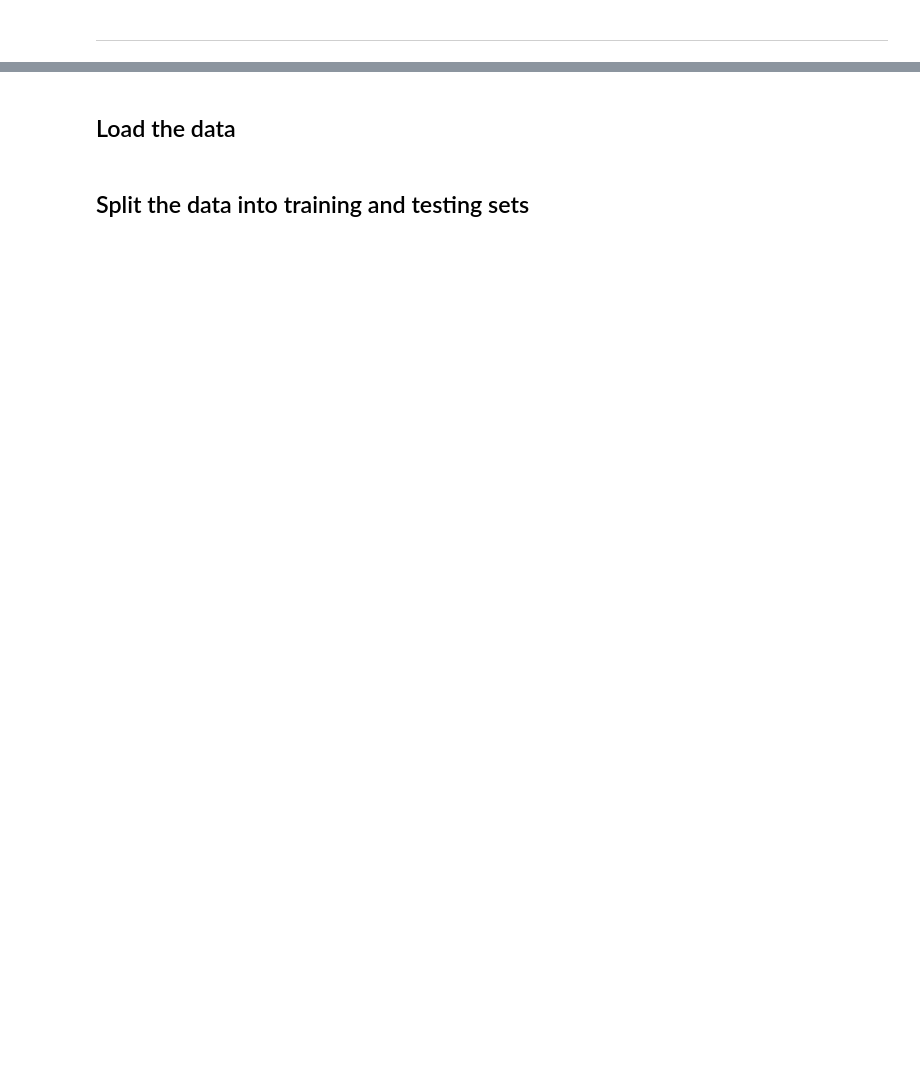
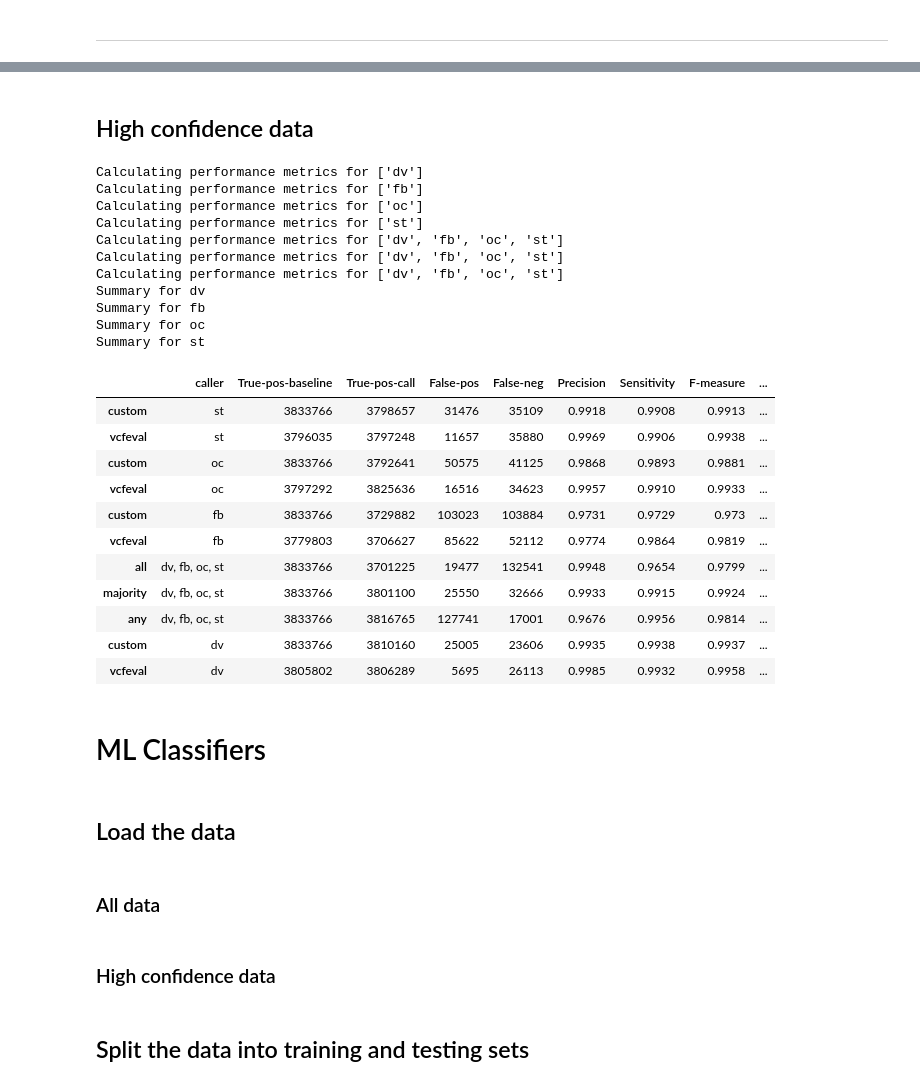
Before and after one commit to lizard-bio/liz.9.11.19_GMVLE, a Jupyter notebook: notebooks/data_exploration/vcf_files.ipynb, the cells around one changed output, grey strips where cells are left out. Saved outputs shown, nothing was run; the diff lists cells and outputs as text; code cells hidden in the pictures; blank space fills up the shorter version.

Commit message:
high confidence data

```diff
--- a/notebooks/data_exploration/vcf_files.ipynb
+++ b/notebooks/data_exploration/vcf_files.ipynb
@@ -12,5 +12,7 @@ from utils.utils import read_vcf
 PATH_RAW = 'data/raw/'
 PATH_INTERIM = 'data/interim/'
 PATH_PROCESSED = 'data/processed/'
+
+PATH_CONFIDENT_ROWS = "data/raw/HG003_GRCh38_1_22_v4.2.1_benchmark_noinconsistent.bed"
 # %% [output]
 /Users/maartenbiolizard/GitHub/liz.9.11.19_GMVLE
@@ -294,0 +299,15 @@ conf = {
+# %%
+# chromStart is inclusive (first = 0), chromEnd is exclusive (https://en.wikipedia.org/wiki/BED_(file_format))
+
+def read_conf_regions(file_name: str) -> pd.DataFrame:
+
+    confidence_regions = pd.read_csv(file_name, sep="\t", header=None, names=["CHROM", "START", "END"])
+    confidence_regions["CHROM"] = confidence_regions["CHROM"].str.replace("chr", "")
+
+    # convert chrom to int
+    confidence_regions["CHROM"] = confidence_regions["CHROM"].astype(int)
+
+    return confidence_regions
+
+confidence_regions = read_conf_regions(PATH_CONFIDENT_ROWS)
+confidence_regions
@@ -294,0 +354,3 @@ conf = {
+# %%
+df_merged_BM_confident = select_confident_regions(df_merged_BM, confidence_regions, name="merged_benchmark_confident")
+df_merged_BM_confident.head()
@@ -390,22 +463,3 @@ def calculate_performance(df_call, callers: list, true_label:str = "y", pred:str
     return performance
 # %% [markdown]
 ------------------------------------------------------------------------------------------------
-# %%
-list_of_dfs = []
-
-for caller in callers:
-    df_call = label_caller_data(df_merged_BM, conf, [caller])
-    performance = calculate_performance(df_call, [caller])
-
-    # add performance metrics as a df row to the table
-    list_of_dfs.append(pd.DataFrame(performance, index=["custom"]))
-
-for how in ["all", "majority", "any"]:
-    df_call = label_caller_data(df_merged_BM, conf, callers, how=how)
-    performance = calculate_performance(df_call, callers)
-    list_of_dfs.append(pd.DataFrame(performance, index=[how]))
-
-# create a table with the performance metrics
-df_performance = pd.concat(list_of_dfs, axis=0)
-# df_performance.set_index("caller", inplace=True)
-df_performance
@@ -483,7 +590,43 @@ Summary for st
+# %% [markdown]
+## High confidence data
+# %%
+experiment = "noinconsistent_withoutseq_qual"
+df_performance_confident = create_performance_table(df_merged_BM_confident, conf, callers, experiment, DIR_VCFEVAL)
+df_performance_confident.sort_values("caller", ascending=False)
+# %% [output]
+Calculating performance metrics for ['dv']
+Calculating performance metrics for ['fb']
+Calculating performance metrics for ['oc']
+Calculating performance metrics for ['st']
+Calculating performance metrics for ['dv', 'fb', 'oc', 'st']
+Calculating performance metrics for ['dv', 'fb', 'oc', 'st']
+Calculating performance metrics for ['dv', 'fb', 'oc', 'st']
+Summary for dv
+Summary for fb
+Summary for oc
+Summary for st
+|  | caller | True-pos-baseline | True-pos-call | False-pos | False-neg | Precision | Sensitivity | F-measure | ... |
+| custom | st | 3833766 | 3798657 | 31476 | 35109 | 0.9918 | 0.9908 | 0.9913 | ... |
+| vcfeval | st | 3796035 | 3797248 | 11657 | 35880 | 0.9969 | 0.9906 | 0.9938 | ... |
+| custom | oc | 3833766 | 3792641 | 50575 | 41125 | 0.9868 | 0.9893 | 0.9881 | ... |
+| vcfeval | oc | 3797292 | 3825636 | 16516 | 34623 | 0.9957 | 0.9910 | 0.9933 | ... |
+| custom | fb | 3833766 | 3729882 | 103023 | 103884 | 0.9731 | 0.9729 | 0.973 | ... |
+| vcfeval | fb | 3779803 | 3706627 | 85622 | 52112 | 0.9774 | 0.9864 | 0.9819 | ... |
+| all | dv, fb, oc, st | 3833766 | 3701225 | 19477 | 132541 | 0.9948 | 0.9654 | 0.9799 | ... |
+| majority | dv, fb, oc, st | 3833766 | 3801100 | 25550 | 32666 | 0.9933 | 0.9915 | 0.9924 | ... |
+| any | dv, fb, oc, st | 3833766 | 3816765 | 127741 | 17001 | 0.9676 | 0.9956 | 0.9814 | ... |
+| custom | dv | 3833766 | 3810160 | 25005 | 23606 | 0.9935 | 0.9938 | 0.9937 | ... |
+| vcfeval | dv | 3805802 | 3806289 | 5695 | 26113 | 0.9985 | 0.9932 | 0.9958 | ... |
+# %% [markdown]
+# ML Classifiers
 # %% [markdown]
 ## Load the data
+# %% [markdown]
+### All data
 # %%
 df_call = label_caller_data(df_merged_BM, conf, callers=callers, how="per_caller", features=["QUAL", "DP"])
 
 y = df_call["y"]
 X = df_call.drop("y", axis=1)
+# %% [markdown]
+### High confidence data
```
Also changed, not shown: parts of 43 cells of this notebook, 1 other file.
